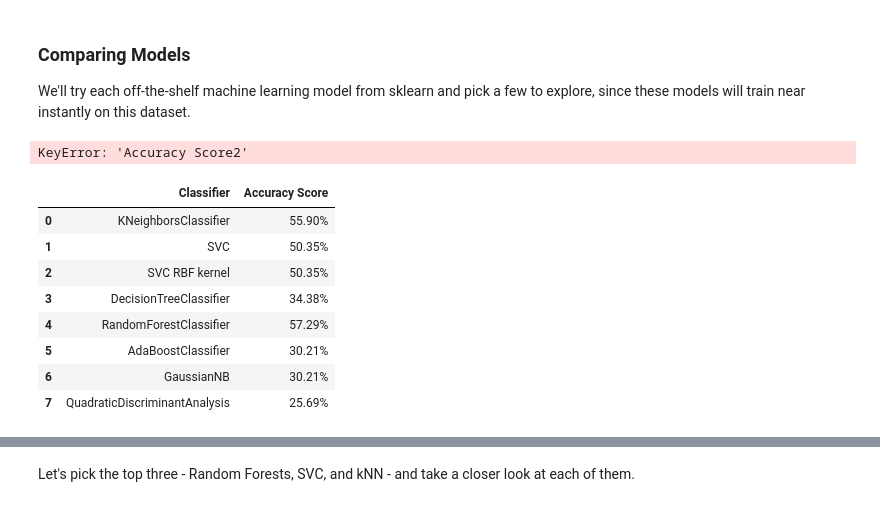
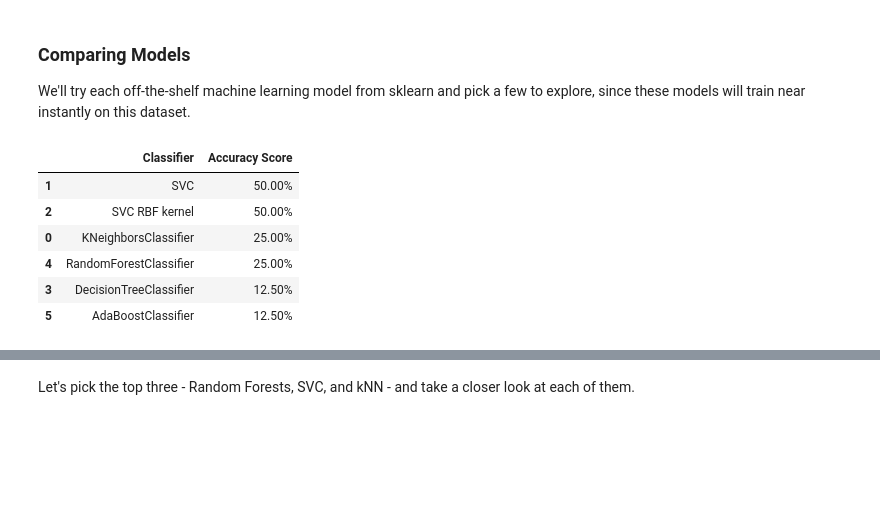
Before and after one commit to fanyuhan0912-ui/Week3-ClassicML, a Jupyter notebook: Week_3_MachineLearning.ipynb, the cells around one changed output, grey strips where cells are left out. Cells and saved outputs as stored; diff of their text form; code cells hidden in the pictures; blank space fills up the shorter version.

```diff
--- a/Week_3_MachineLearning.ipynb
+++ b/Week_3_MachineLearning.ipynb
@@ -304,0 +481,14 @@ print_features(features_df)
+# %%
+from sklearn.svm import SVC
+
+model = SVC(
+    C=10,  #higher the value tighter the margin
+    gamma='auto',
+    kernel='rbf',
+    random_state=42
+)
+
+model.fit(X_train, y_train)
+
+print(f'SVC Model\'s accuracy on training set is {100*model.score(X_train, y_train):.2f}%')
+print(f'SVC Model\'s accuracy on test set is {100*model.score(X_test, y_test):.2f}%')
@@ -549,49 +746,49 @@ We'll try each off-the-shelf machine learning model from sklearn and pick a few
 # %%
 from sklearn.neighbors import KNeighborsClassifier
 from sklearn.svm import SVC
 from sklearn.tree import DecisionTreeClassifier
 from sklearn.ensemble import RandomForestClassifier, AdaBoostClassifier
 from sklearn.naive_bayes import GaussianNB
 from sklearn.discriminant_analysis import QuadraticDiscriminantAnalysis
 
 classification_models = [
     KNeighborsClassifier(),#(3),
     SVC(kernel='linear'),#, C=0.025),
     SVC(kernel='rbf'),
     DecisionTreeClassifier(),#max_depth=5),
     RandomForestClassifier(),#max_depth=5, n_estimators=10, max_features=1),
     AdaBoostClassifier(),
-    GaussianNB(),
-    QuadraticDiscriminantAnalysis()]
+    # GaussianNB(), # Removed due to single-sample class error
+    # QuadraticDiscriminantAnalysis() # Removed due to single-sample class error
+    ]
 
-scores = []
+# scores = []
 scores2 = []
 for model in classification_models:
     model.fit(X_train_scaled, y_train)
     score = model.score(X_test_scaled, y_test)
-    score2 = model.score(my_features, my_emotions)
+
+    # Assuming my_features and my_emotions are already scaled or the scaler is fit on my_features
+    # If my_features and my_emotions are not scaled, you might need to scale them here before scoring
+    my_features_scaled = scaler.transform(my_features) # Use scaler defined in cell _BCAYVEUL9hW
+    score2 = model.score(my_features_scaled, my_emotions)
+
     model_name = type(model).__name__
     if model_name=='SVC' and model.kernel=='rbf': model_name+=' RBF kernel'
-    scores.append((model_name,(f'{100*score:.2f}%')))
-    scores2.append((model_name,(f'{100*score2:.2f}%')))
+    # scores.append((model_name,(f'{100 * score:.2f}%')))
+    scores2.append((model_name,(f'{100 * score2:.2f}%')))
 # Make it pretty
-scores_df = pd.DataFrame(scores,columns=['Classifier','Accuracy Score'])
-scores_df.sort_values(by='Accuracy Score',axis=0,ascending=False)
+# scores_df = pd.DataFrame(scores,columns=['Classifier','Accuracy Score'])
+# scores_df.sort_values(by='Accuracy Score',axis=0,ascending=False)
 
 scores2_df = pd.DataFrame(scores2,columns=['Classifier','Accuracy Score'])
 scores2_df.sort_values(by='Accuracy Score',axis=0,ascending=False)
 # %% [output]
-KeyError: 'Accuracy Score2'
+|  | Classifier | Accuracy Score |
+| 1 | SVC | 50.00% |
+| 2 | SVC RBF kernel | 50.00% |
+| 0 | KNeighborsClassifier | 25.00% |
+| 4 | RandomForestClassifier | 25.00% |
+| 3 | DecisionTreeClassifier | 12.50% |
+| 5 | AdaBoostClassifier | 12.50% |
-# %%
-scores_df
-# %% [output]
-|  | Classifier | Accuracy Score |
-| 0 | KNeighborsClassifier | 55.90% |
-| 1 | SVC | 50.35% |
-| 2 | SVC RBF kernel | 50.35% |
-| 3 | DecisionTreeClassifier | 34.38% |
-| 4 | RandomForestClassifier | 57.29% |
-| 5 | AdaBoostClassifier | 30.21% |
-| 6 | GaussianNB | 30.21% |
-| 7 | QuadraticDiscriminantAnalysis | 25.69% |
 # %%
```
Also changed, not shown: parts of 25 cells of this notebook.
